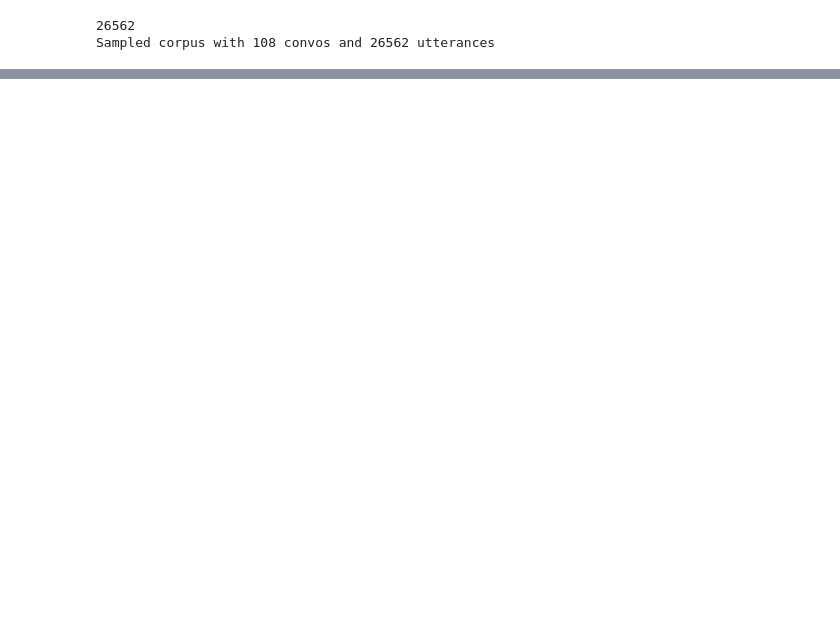
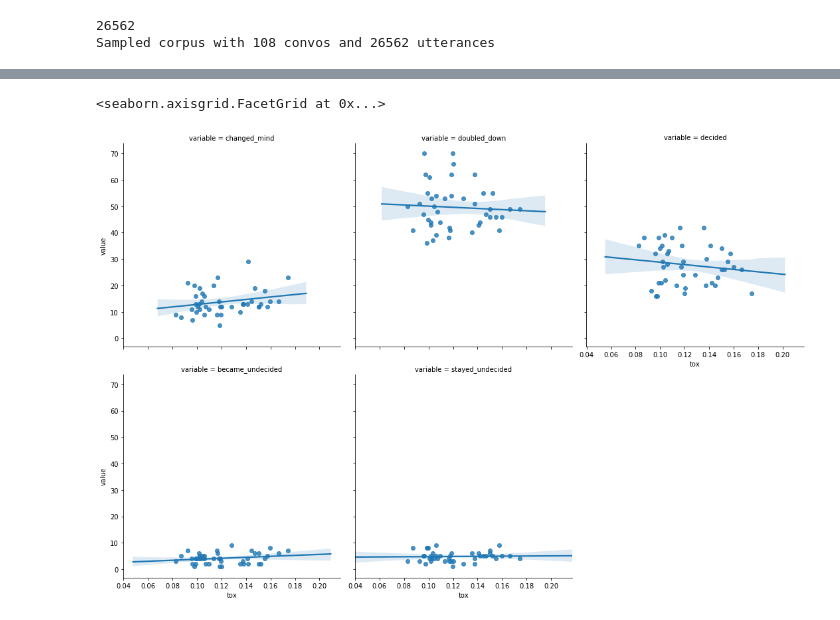
Before and after one commit to rjz46/Cornell-Conversational-Analysis-Toolkit, a Jupyter notebook: datasets/reddit_coarse_discourse-corpus/A1E_Upvote_Toxicity_Transformer.ipynb, the cells around one changed output, grey strips where cells are left out. Cells and saved outputs as stored; diff of their text form; code cells hidden in the pictures; blank space fills up the shorter version.

```diff
--- a/datasets/reddit_coarse_discourse-corpus/A1E_Upvote_Toxicity_Transformer.ipynb
+++ b/datasets/reddit_coarse_discourse-corpus/A1E_Upvote_Toxicity_Transformer.ipynb
@@ -429,0 +271,10 @@ for x in sorted_corr:
+# %%
+#@title Plot vote change categories
+
+changes = ['changed_mind', 'doubled_down', 'decided', 'became_undecided', 'stayed_undecided']
+
+changes_df = b_df.melt(id_vars=b_df.columns[~b_df.columns.isin(changes)], value_vars = changes)
+sns.lmplot(x='tox', y='value', col='variable', col_wrap=3, data=changes_df)#, ax=ax)
+# %% [output]
+<seaborn.axisgrid.FacetGrid at 0x...>
+[figure, added]
```
Also changed, not shown: parts of 23 cells of this notebook.
